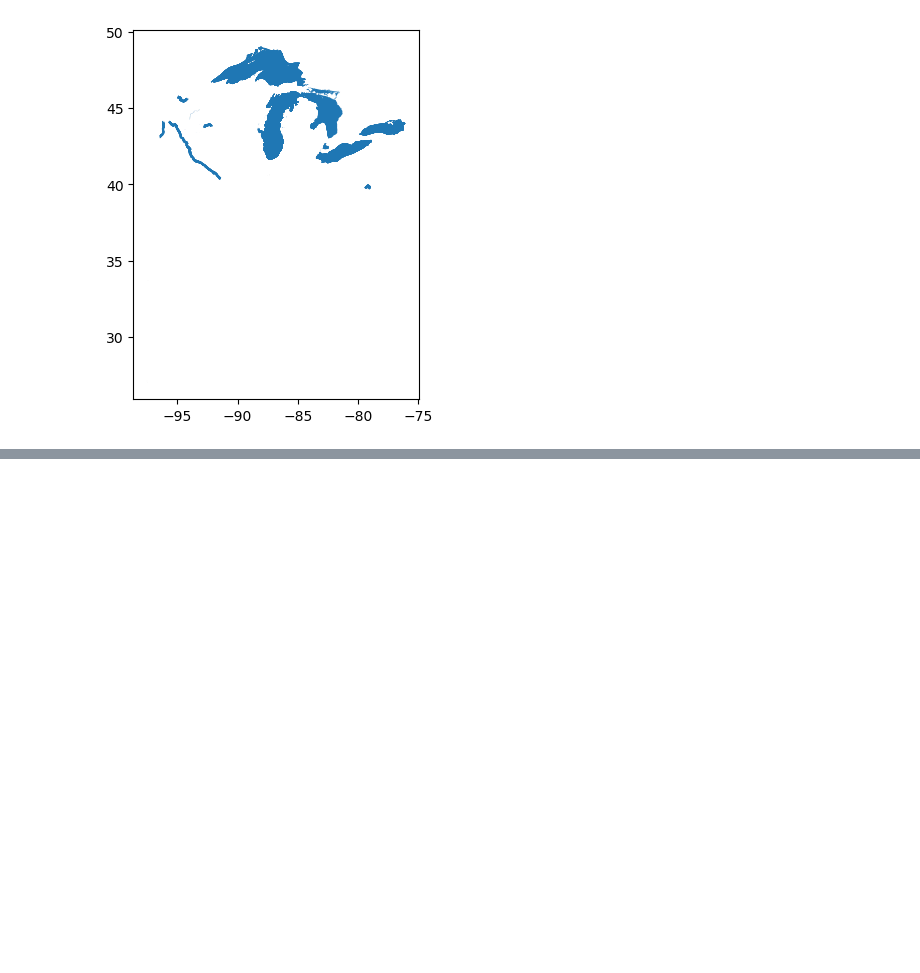
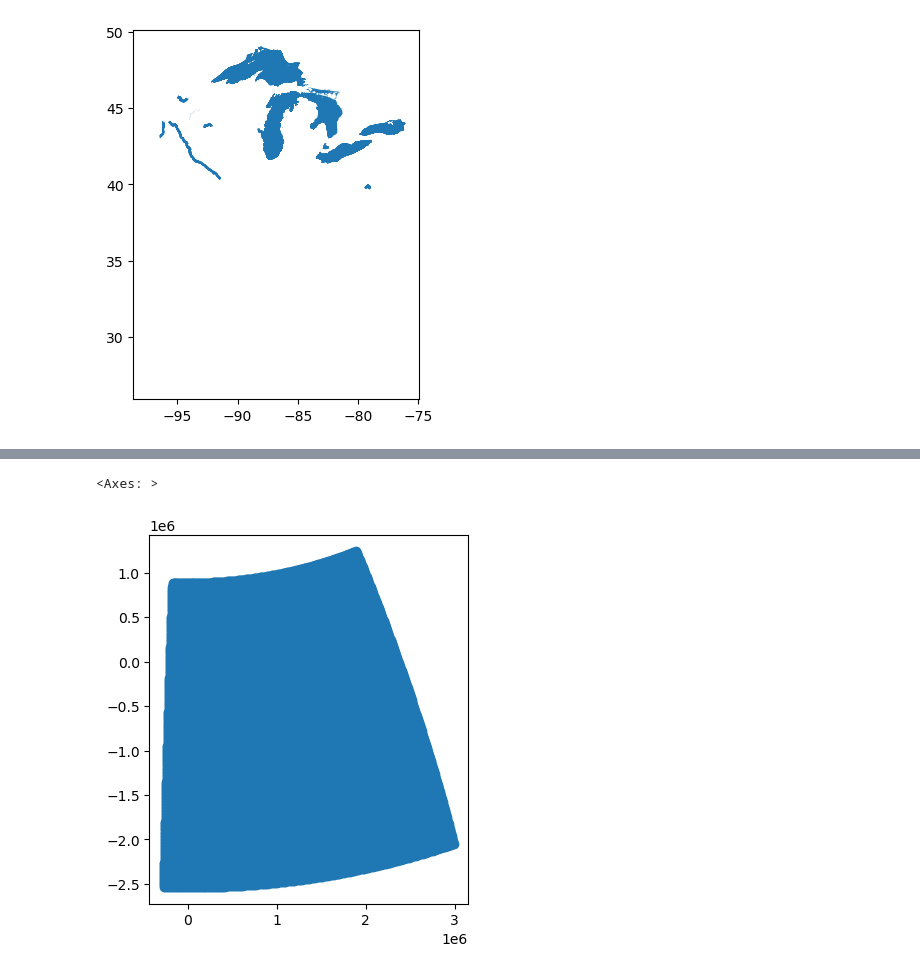
Before and after one commit to mcanearm/biostat696-group-1, a Jupyter notebook: data/process_geodata.ipynb, the cells around one changed output, grey strips where cells are left out. Drawn from its saved outputs; the diff is of its cells as text; code cells hidden in the pictures; blank space fills up the shorter version.

Commit message:
update process_geodata.ipynb script to get prediction points

```diff
--- a/data/process_geodata.ipynb
+++ b/data/process_geodata.ipynb
@@ -291,0 +344,4 @@ all_bat_maps.head()
+# %%
+# epsg 4326
+all_bat_maps = gpd.GeoDataFrame(all_bat_maps).set_geometry("geometry")
+all_bat_maps
@@ -291,0 +362,18 @@ all_bat_maps.head()
+# %%
+min_long, max_long = all_bat_maps["Long"].min(), all_bat_maps["Long"].max()
+min_lat, max_lat = all_bat_maps["Lat"].min(), all_bat_maps["Lat"].max()
+
+lon_coords = np.linspace(min_long - 5, max_long + 5, 200)
+lat_coords = np.linspace(min_lat - 5, max_lat + 5, 200)
+
+xy = [{"lon": x, "lat": y, "geometry": Point(x, y)} for x, y in product(lon_coords, lat_coords)]
+
+point_grid = gpd.GeoDataFrame(xy).set_crs(epsg=4326).to_crs(epsg=2163)
+point_grid.plot()
+
+
+# pred_coords = gpd.GeoDataFrame(geometry=gpd.points_from_xy(lon_coords, lat_coords)).set_crs(epsg=4326)
+# pred_coords
+# %% [output]
+<Axes: >
+[figure, added]
```
Also changed, not shown: parts of 27 cells of this notebook, 1 other file.
